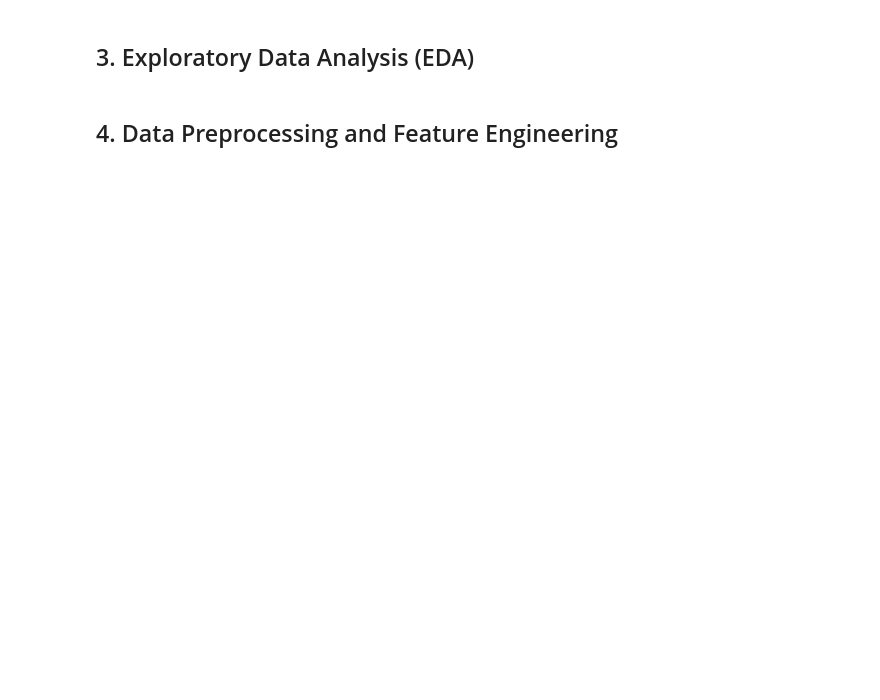
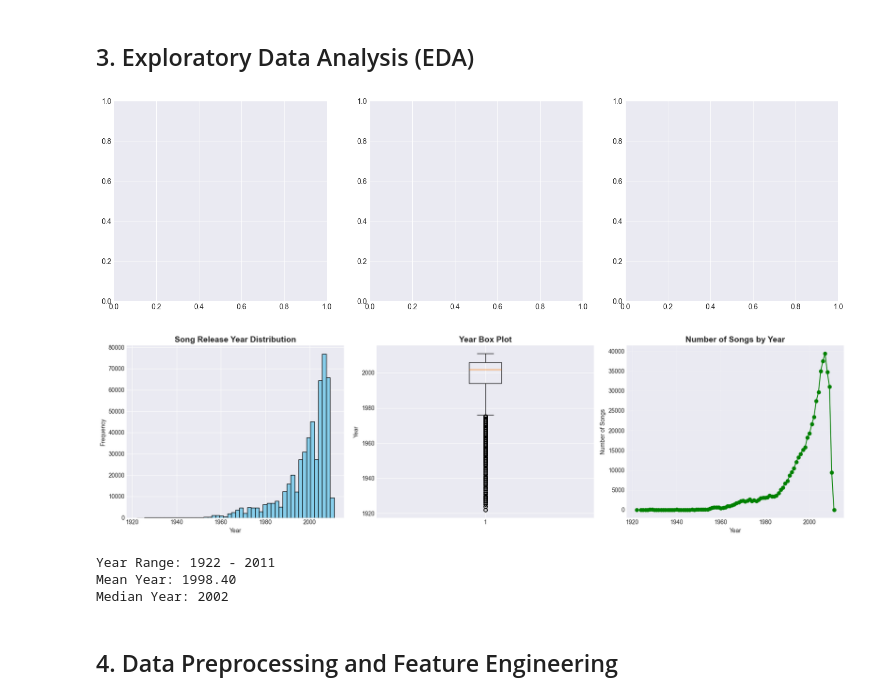
Before and after one commit to mrafiasyifaa/Midterm-Machine-Learning-2025, a Jupyter notebook: midterm_regresi.ipynb, the cells around one changed output. Cells and saved outputs as stored; diff of their text form; code cells hidden in the pictures; blank space fills up the shorter version.

Commit message:
feat: Adding regression project

```diff
--- a/midterm_regresi.ipynb
+++ b/midterm_regresi.ipynb
@@ -51,16 +54,20 @@ print("✓ All libraries imported successfully!")
 # %% [markdown]
 ## 2. Load and Explore the Dataset
 # %%
-# Load the training data
-train_df = pd.read_csv('datasets/transaction/train_transaction.csv')
+# Load the regression dataset
+train_df = pd.read_csv('datasets/regresi/midterm-regresi-dataset.csv')
 
 print("Dataset Shape:", train_df.shape)
 print("\n" + "="*80)
 print("First 5 rows:")
 print(train_df.head())
 print("\n" + "="*80)
-print("Target Variable Statistics (TransactionAmt):")
-print(train_df['TransactionAmt'].describe())
+print("\nColumn names:")
+print(train_df.columns.tolist())
 print("\n" + "="*80)
+print("Target Variable Statistics (Year - first column):")
+print(train_df.iloc[:, 0].describe())
+
+print("\n" + "="*80)
+print(f"Total missing values: {train_df.isnull().sum().sum()}")
 print("Missing Values:")
-print(f"Total missing values: {train_df.isnull().sum().sum()}")
@@ -69,31 +94,41 @@ print(f"Total missing values: {train_df.isnull().sum().sum()}")
 # %%
 # Visualize Transaction Amount Distribution
 fig, axes = plt.subplots(1, 3, figsize=(18, 5))
 
+# Visualize Year Distribution
+fig, axes = plt.subplots(1, 3, figsize=(18, 5))
+
 # Histogram
-axes[0].hist(train_df['TransactionAmt'], bins=100, color='skyblue', edgecolor='black')
-axes[0].set_title('Transaction Amount Distribution', fontsize=14, fontweight='bold')
-axes[0].set_xlabel('Transaction Amount ($)')
+target_col = train_df.columns[0]  # First column is the year
+axes[0].hist(train_df.iloc[:, 0], bins=50, color='skyblue', edgecolor='black')
+axes[0].set_title('Song Release Year Distribution', fontsize=14, fontweight='bold')
+axes[0].set_xlabel('Year')
 axes[0].set_ylabel('Frequency')
-axes[0].set_xlim(0, 1000)  # Focus on common range
 
 # Box plot
-axes[1].boxplot(train_df['TransactionAmt'], vert=True)
-axes[1].set_title('Transaction Amount Box Plot', fontsize=14, fontweight='bold')
-axes[1].set_ylabel('Transaction Amount ($)')
-axes[1].set_ylim(0, 500)
+axes[1].boxplot(train_df.iloc[:, 0], vert=True)
+axes[1].set_title('Year Box Plot', fontsize=14, fontweight='bold')
+axes[1].set_ylabel('Year')
 
-# Log scale distribution
-axes[2].hist(np.log1p(train_df['TransactionAmt']), bins=100, color='lightcoral', edgecolor='black')
-axes[2].set_title('Log-Transformed Transaction Amount', fontsize=14, fontweight='bold')
-axes[2].set_xlabel('Log(Transaction Amount)')
-axes[2].set_ylabel('Frequency')
+# Time series (count by year)
+year_counts = train_df.iloc[:, 0].value_counts().sort_index()
+axes[2].plot(year_counts.index, year_counts.values, marker='o', color='green')
+axes[2].set_title('Number of Songs by Year', fontsize=14, fontweight='bold')
+axes[2].set_xlabel('Year')
+axes[2].set_ylabel('Number of Songs')
+axes[2].grid(alpha=0.3)
 
 plt.tight_layout()
 plt.show()
 
-print(f"\nTransaction Amount Range: ${train_df['TransactionAmt'].min():.2f} - ${train_df['TransactionAmt'].max():.2f}")
-print(f"Mean Transaction Amount: ${train_df['TransactionAmt'].mean():.2f}")
-print(f"Median Transaction Amount: ${train_df['TransactionAmt'].median():.2f}")
+print(f"\nYear Range: {train_df.iloc[:, 0].min():.0f} - {train_df.iloc[:, 0].max():.0f}")
+print(f"Mean Year: {train_df.iloc[:, 0].mean():.2f}")
+print(f"Median Year: {train_df.iloc[:, 0].median():.0f}")
+# %% [output]
+[figure, added]
+[figure, added]
+Year Range: 1922 - 2011
+Mean Year: 1998.40
+Median Year: 2002
 # %% [markdown]
 ## 4. Data Preprocessing and Feature Engineering
```
Also changed, not shown: parts of 18 cells of this notebook, 1 other file.
